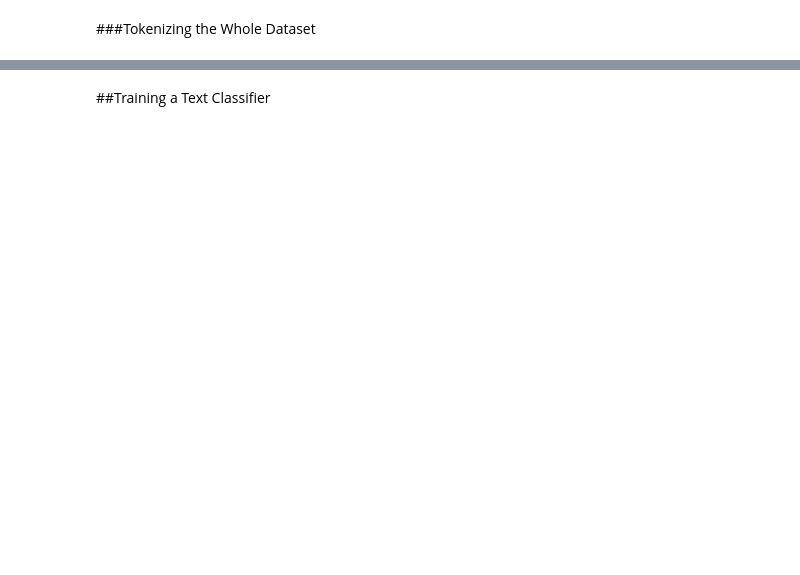
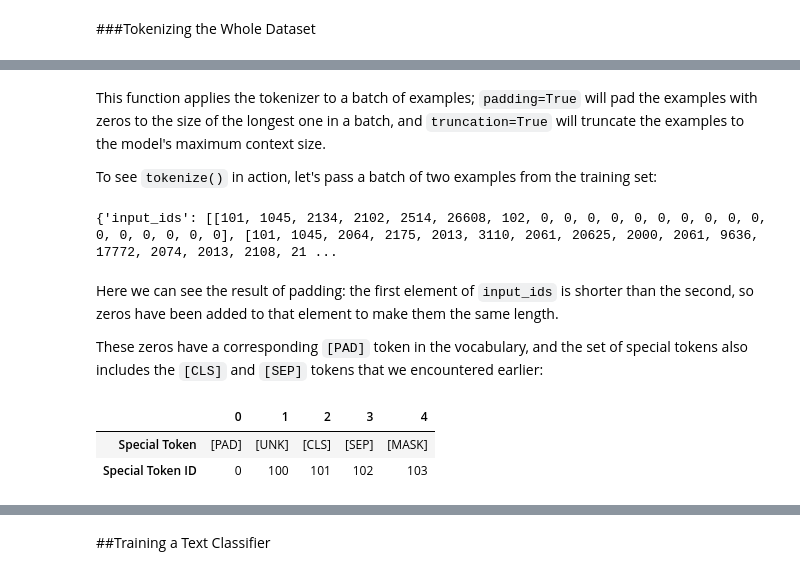
Before and after one commit to rahiakela/transformers-research-and-practice, a Jupyter notebook: natural-language-processing-with-transformers/02-text-classification/text_classification.ipynb, the cells around one changed output, grey strips where cells are left out. Saved outputs shown, nothing was run; the diff lists cells and outputs as text; code cells hidden in the pictures; blank space fills up the shorter version.

```diff
--- a/natural-language-processing-with-transformers/02-text-classification/text_classification.ipynb
+++ b/natural-language-processing-with-transformers/02-text-classification/text_classification.ipynb
@@ -502,0 +509,21 @@ print(tokenizer.convert_tokens_to_string(tokens))
+# %% [markdown]
+This function applies the tokenizer to a batch of examples; `padding=True` will pad the examples with zeros to the size of the longest one in a batch, and `truncation=True` will truncate the examples to the model's maximum context size.
+
+To see `tokenize()` in action, let's pass a batch of two examples from the training set:
+# %%
+print(tokenize(emotions["train"][:2]))
+# %% [output]
+{'input_ids': [[101, 1045, 2134, 2102, 2514, 26608, 102, 0, 0, 0, 0, 0, 0, 0, 0, 0, 0, 0, 0, 0, 0, 0, 0], [101, 1045, 2064, 2175, 2013, 3110, 2061, 20625, 2000, 2061, 9636, 17772, 2074, 2013, 2108, 21 ...
+# %% [markdown]
+Here we can see the result of padding: the first element of `input_ids` is shorter than the second, so zeros have been added to that element to make them the same length.
+
+These zeros have a corresponding `[PAD]` token in the vocabulary, and the set of special tokens also includes the `[CLS]` and `[SEP]` tokens that we encountered earlier:
+# %%
+tokens2ids = list(zip(tokenizer.all_special_tokens, tokenizer.all_special_ids))
+data = sorted(tokens2ids, key=lambda x: x[-1])
+df = pd.DataFrame(data, columns=["Special Token", "Special Token ID"])
+df.T
+# %% [output]
+|  | 0 | 1 | 2 | 3 | 4 |
+| Special Token | [PAD] | [UNK] | [CLS] | [SEP] | [MASK] |
+| Special Token ID | 0 | 100 | 101 | 102 | 103 |
```
Also changed, not shown: parts of 18 cells of this notebook.
